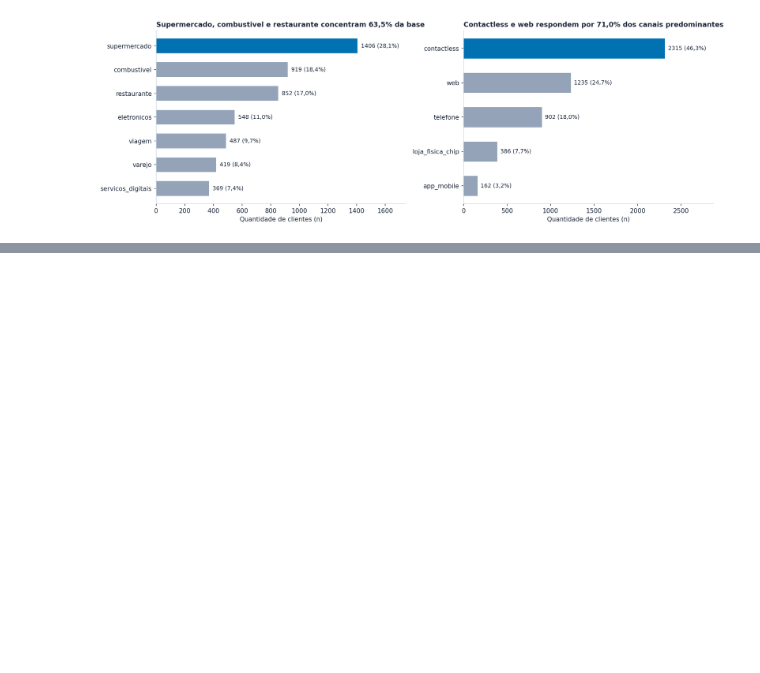
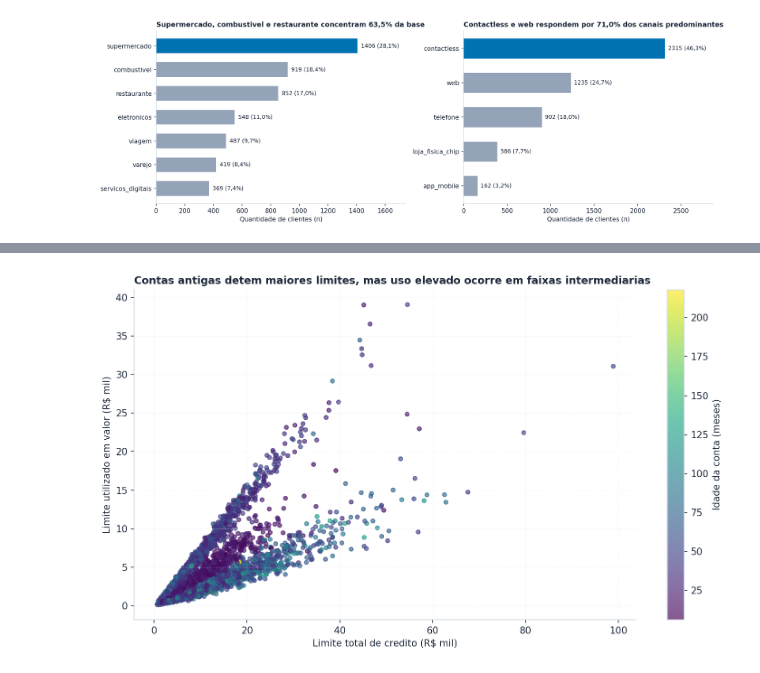
Before and after one commit to caioceo/unsupervised-fraud-detection, a Jupyter notebook: notebooks/notebooks.ipynb, the cells around one changed output, grey strips where cells are left out. Drawn from its saved outputs; the diff is of its cells as text; code cells hidden in the pictures; blank space fills up the shorter version.

Commit message:
feat(eda): adiciona grafico de dispersao limite total vs utilizado por idade da conta (fig03)

```diff
--- a/notebooks/notebooks.ipynb
+++ b/notebooks/notebooks.ipynb
@@ -146,0 +151,21 @@ plt.show()
+# %%
+fig, ax = plt.subplots(figsize=(10, 5.8))
+scatter = ax.scatter(
+    raw_df["limite_total_credito"] / 1000.0,
+    raw_df["limite_utilizado_valor"] / 1000.0,
+    c=raw_df["idade_conta_meses"],
+    cmap="viridis",
+    alpha=0.65,
+    s=18,
+)
+cbar = fig.colorbar(scatter, ax=ax)
+cbar.set_label("Idade da conta (meses)")
+ax.set_title("Contas antigas detem maiores limites, mas uso elevado ocorre em faixas intermediarias", loc="left", fontsize=11)
+ax.set_xlabel("Limite total de credito (R$ mil)")
+ax.set_ylabel("Limite utilizado em valor (R$ mil)")
+ax.grid(True, alpha=0.4)
+plt.tight_layout()
+fig.savefig("../reports/figures/fig03_eda_dispersao_limite.png")
+plt.show()
+# %% [output]
+[figure, added]
```
Also changed, not shown: parts of 1 cell of this notebook, 2 other files.
